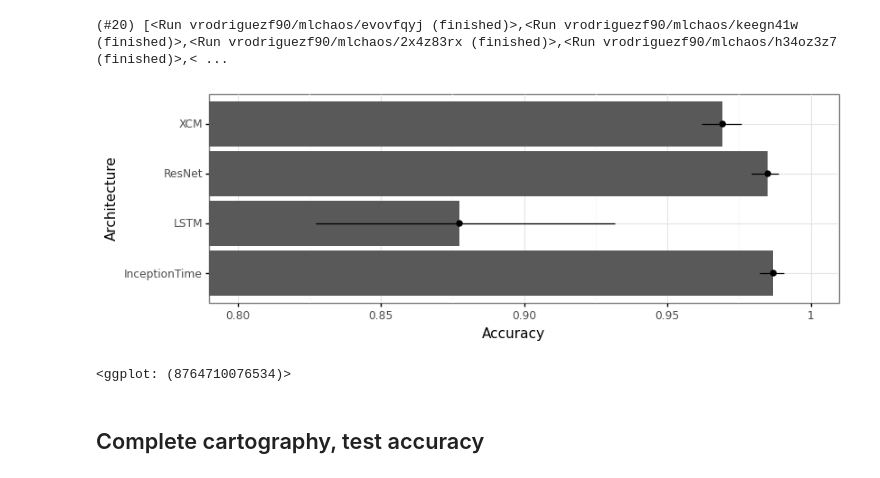
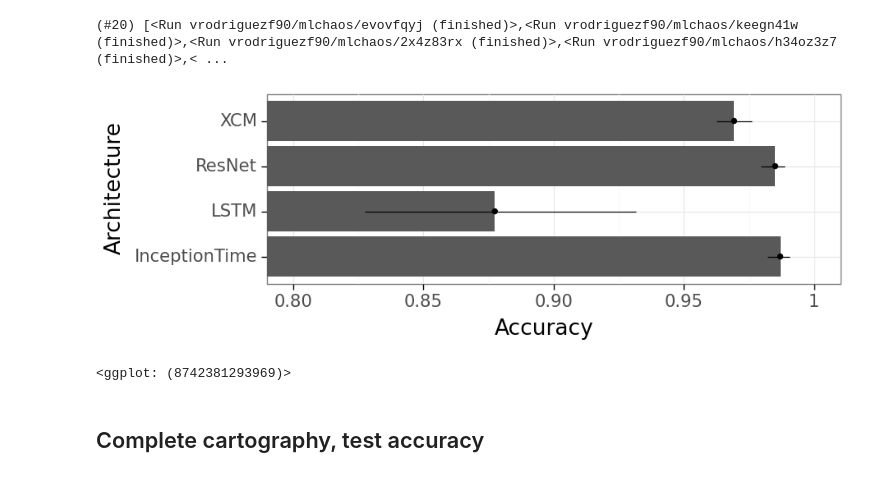
Before and after one commit to vrodriguezf/mlchaos, a Jupyter notebook: nbs/_draftsheet.ipynb, the cells around one changed output. Drawn from its saved outputs; the diff is of its cells as text; code cells hidden in the pictures.

```diff
--- a/nbs/_draftsheet.ipynb
+++ b/nbs/_draftsheet.ipynb
@@ -285,16 +285,16 @@ df = pd.DataFrame({
 # %%
 p = (
     ggplot(df, aes(x='Architecture', y='Accuracy', group=1)) +
     stat_summary(geom='geom_bar') +
     stat_summary(geom='pointrange') +
     coord_flip(ylim=[0.8, 1]) +
-    theme_bw() +
+    theme_bw(base_size=19) +
     theme(figure_size=(9, 3))
 )
 p
 # %% [output]
-[figure, old version]
+[figure, new version]
-<ggplot: (8764710076534)>
+<ggplot: (8742381293969)>
 # %%
 ggsave(p, "asd.eps")
 # %% [markdown]
```
Also changed, not shown: parts of 6 cells of this notebook, 4 other files.
